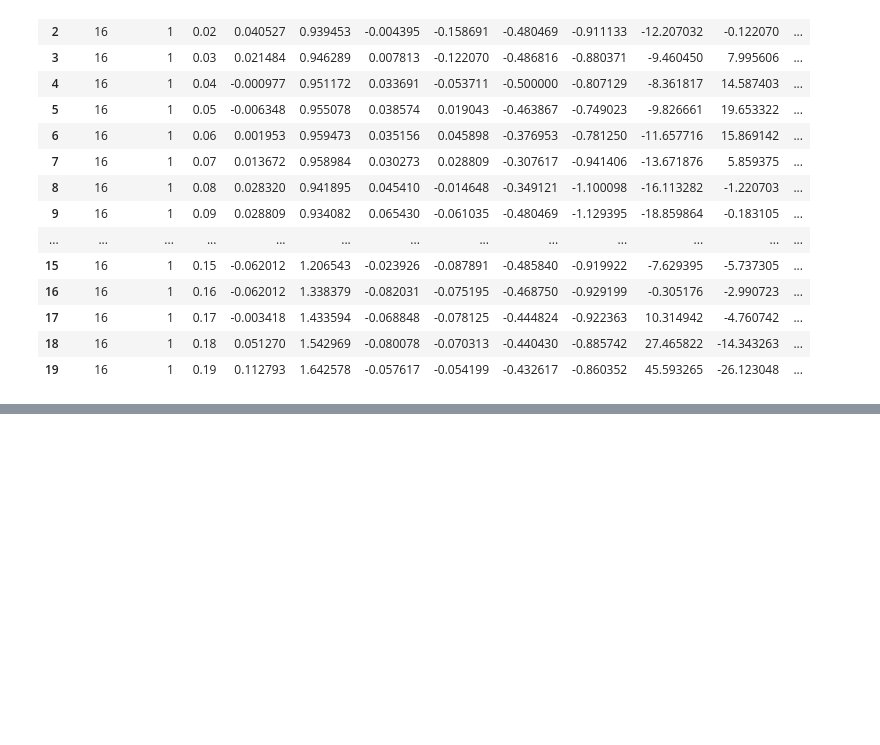
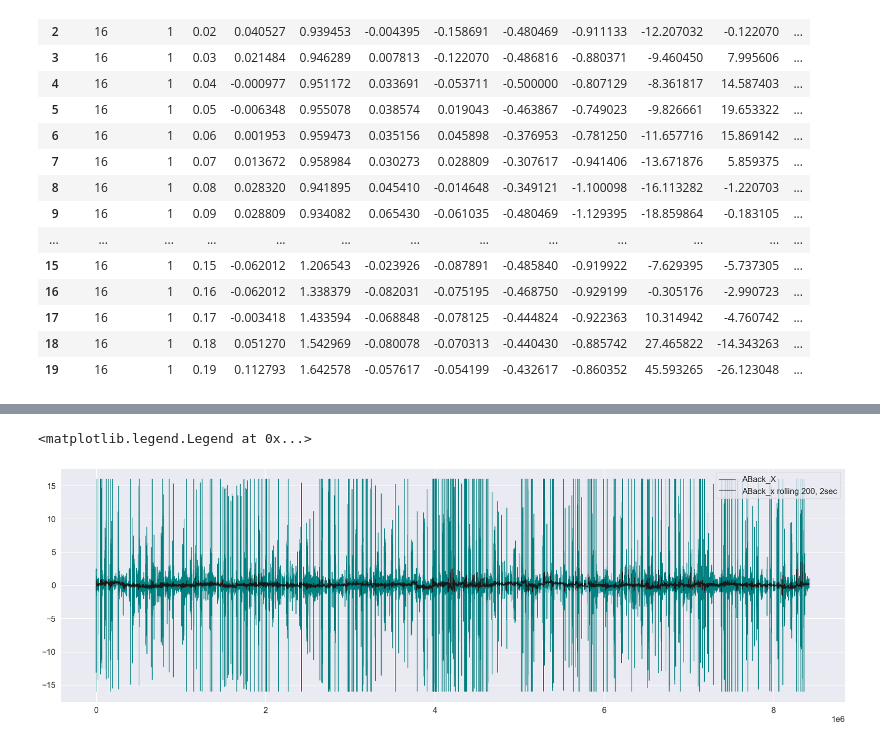
Before and after one commit to web-d-jun/python-ml, a Jupyter notebook: src/kaggle/01.ipynb, the cells around one changed output, grey strips where cells are left out. Saved outputs shown, nothing was run; the diff lists cells and outputs as text; code cells hidden in the pictures; blank space fills up the shorter version.

```diff
--- a/src/kaggle/01.ipynb
+++ b/src/kaggle/01.ipynb
@@ -96,0 +225,8 @@ data.head(20)
+# %%
+plt.figure(figsize=(25,8))
+data['ABack_x'].plot(color='teal', lw = 1, label='ABack_X')
+data['ABack_x'].rolling(200).mean().plot(color='k', lw=1, label='ABack_x rolling 200, 2sec')
+plt.legend(loc='upper right')
+# %% [output]
+<matplotlib.legend.Legend at 0x...>
+[figure, added]
```
Also changed, not shown: parts of 14 cells of this notebook.
